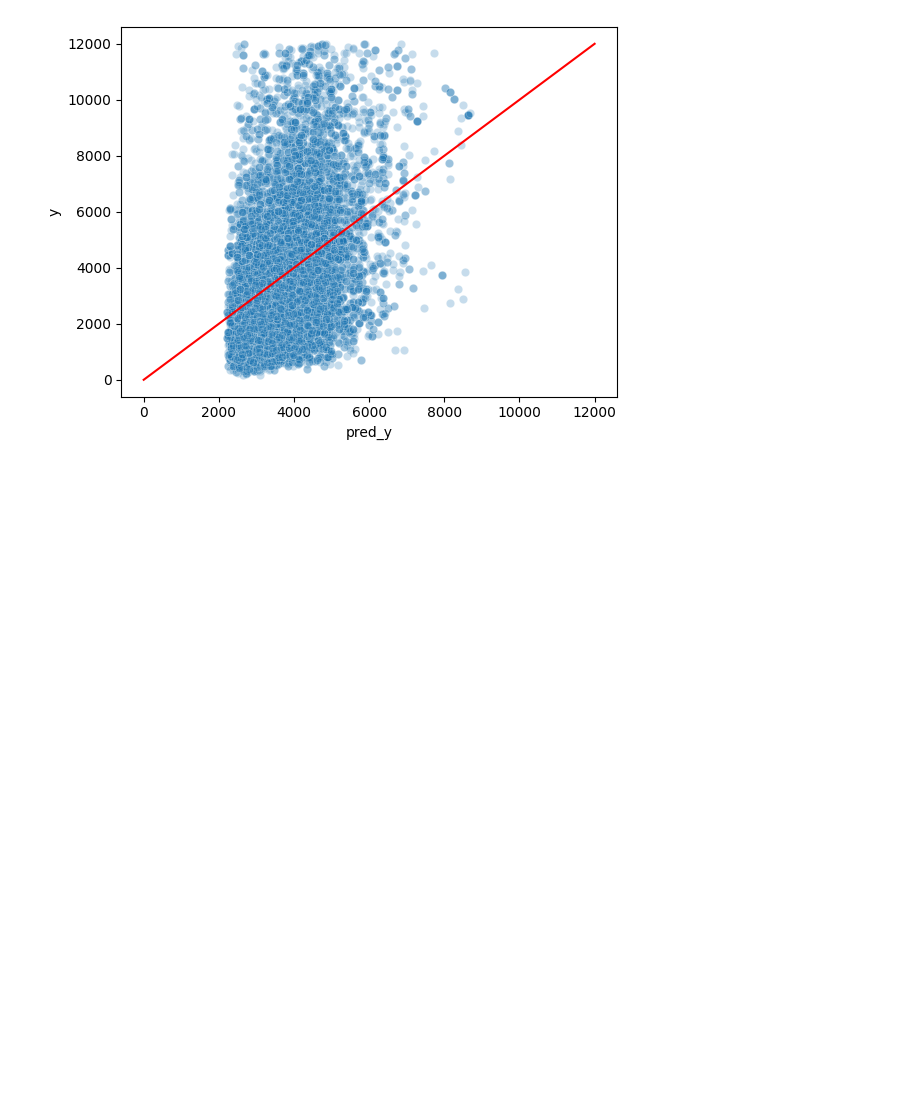
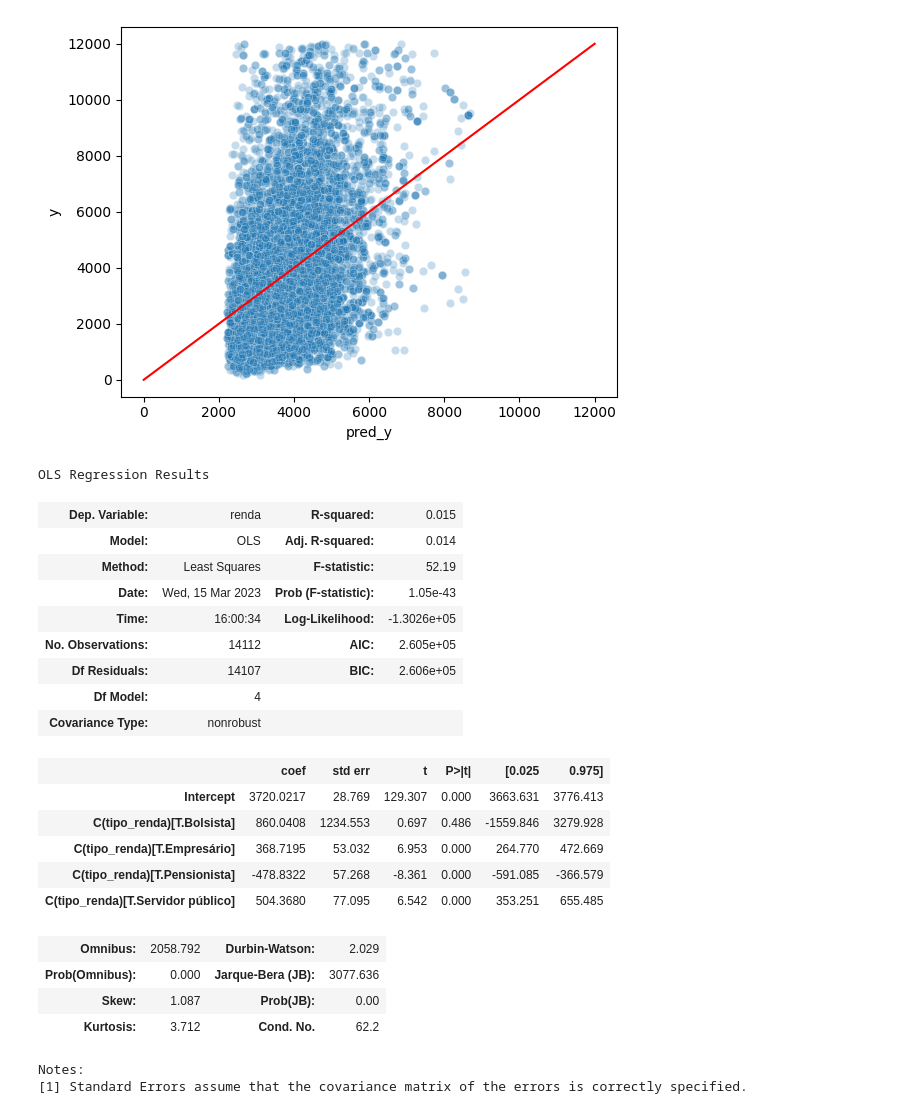
Before and after one commit to brunoperdigao/Tarefas-EBAC-Cientista-de-Dados, a Jupyter notebook: M12/mod12 ex03 - regressão múltipla.ipynb, the cells around one changed output. Drawn from its saved outputs; the diff is of its cells as text; code cells hidden in the pictures; blank space fills up the shorter version.

```diff
--- a/M12/mod12 ex03 - regressão múltipla.ipynb
+++ b/M12/mod12 ex03 - regressão múltipla.ipynb
@@ -589,3 +589,29 @@ plt.plot(x, x, color='r')
 # %% [output]
 [<matplotlib.lines.Line2D at 0x...>]
 [figure]
+# %%
+reg = smf.ols("renda ~ C(tipo_renda)", data=df).fit()
+reg.summary()
+# %% [output]
+OLS Regression Results
+| Dep. Variable: | renda | R-squared: | 0.015 |
+| Model: | OLS | Adj. R-squared: | 0.014 |
+| Method: | Least Squares | F-statistic: | 52.19 |
+| Date: | Wed, 15 Mar 2023 | Prob (F-statistic): | 1.05e-43 |
+| Time: | 16:00:34 | Log-Likelihood: | -1.3026e+05 |
+| No. Observations: | 14112 | AIC: | 2.605e+05 |
+| Df Residuals: | 14107 | BIC: | 2.606e+05 |
+| Df Model: | 4 |  |  |
+| Covariance Type: | nonrobust |  |  |
+|  | coef | std err | t | P>|t| | [0.025 | 0.975] |
+| Intercept | 3720.0217 | 28.769 | 129.307 | 0.000 | 3663.631 | 3776.413 |
+| C(tipo_renda)[T.Bolsista] | 860.0408 | 1234.553 | 0.697 | 0.486 | -1559.846 | 3279.928 |
+| C(tipo_renda)[T.Empresário] | 368.7195 | 53.032 | 6.953 | 0.000 | 264.770 | 472.669 |
+| C(tipo_renda)[T.Pensionista] | -478.8322 | 57.268 | -8.361 | 0.000 | -591.085 | -366.579 |
+| C(tipo_renda)[T.Servidor público] | 504.3680 | 77.095 | 6.542 | 0.000 | 353.251 | 655.485 |
+| Omnibus: | 2058.792 | Durbin-Watson: | 2.029 |
+| Prob(Omnibus): | 0.000 | Jarque-Bera (JB): | 3077.636 |
+| Skew: | 1.087 | Prob(JB): | 0.00 |
+| Kurtosis: | 3.712 | Cond. No. | 62.2 |
+Notes:
+[1] Standard Errors assume that the covariance matrix of the errors is correctly specified.
```
Also changed, not shown: parts of 12 cells of this notebook, 3 other files.
